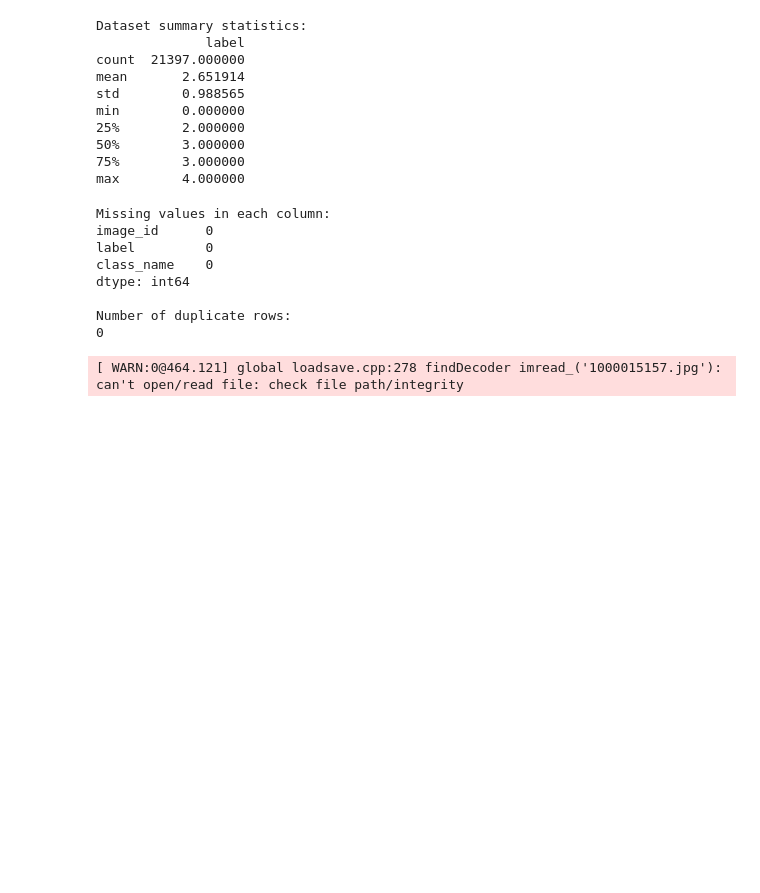
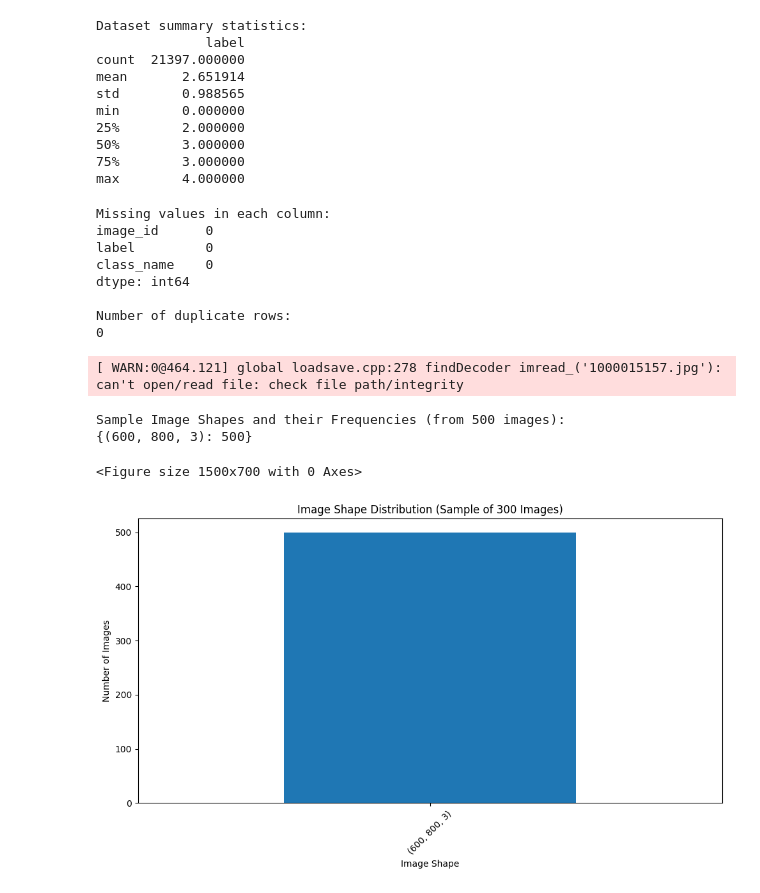
Before and after one commit to Tauhid-Topu-007/Cassava-Leaf-Disease-Classification, a Jupyter notebook: Cassava leaf disease image classifications.ipynb, the cells around one changed output. Cells and saved outputs as stored; diff of their text form; code cells hidden in the pictures; blank space fills up the shorter version.

Commit message:
# Step 7: analyze image shapes

```diff
--- a/Cassava leaf disease image classifications.ipynb
+++ b/Cassava leaf disease image classifications.ipynb
@@ -176,3 +176,56 @@ path2='1000015157.jpg'
 cv2.imread(path2)
 # %% [output]
 [ WARN:0@464.121] global loadsave.cpp:278 findDecoder imread_('1000015157.jpg'): can't open/read file: check file path/integrity
+# %%
+# Step 7: analyze image shapes(size dimentions) for a sample of 300 images
+# Dictionary to store image shapes and counts
+img_shapes = {}
+
+# Folder path
+train_dir = os.path.join(BASE_DIR, "train_images")
+
+# Analyze first 500 images
+for image_name in os.listdir(train_dir)[:500]:
+    image_path = os.path.join(train_dir, image_name)
+    image = cv2.imread(image_path)
+
+    if image is None:
+        continue  # skip corrupted or unreadable images
+
+    shape = image.shape  # (H, W, C)
+
+    img_shapes[shape] = img_shapes.get(shape, 0) + 1
+
+# Display results
+print("\nSample Image Shapes and their Frequencies (from 500 images):")
+print(img_shapes)
+# %% [output]
+Sample Image Shapes and their Frequencies (from 500 images):
+{(600, 800, 3): 500}
+# %%
+# Convert dictionary to DataFrame
+img_shapes_df = pd.DataFrame(
+    list(img_shapes.items()),
+    columns=["Image Shape", "Count"]
+)
+
+# Plot the distribution
+plt.figure(figsize=(15, 7))
+
+img_shapes_df.sort_values(by="Count", ascending=False).plot(
+    kind="bar",
+    x="Image Shape",
+    y="Count",
+    figsize=(10, 6),
+    legend=False
+)
+
+plt.title("Image Shape Distribution (Sample of 300 Images)")
+plt.xlabel("Image Shape")
+plt.ylabel("Number of Images")
+plt.xticks(rotation=45)
+plt.tight_layout()
+plt.show()
+# %% [output]
+<Figure size 1500x700 with 0 Axes>
+[figure, added]
```
Also changed, not shown: parts of 1 cell of this notebook.
